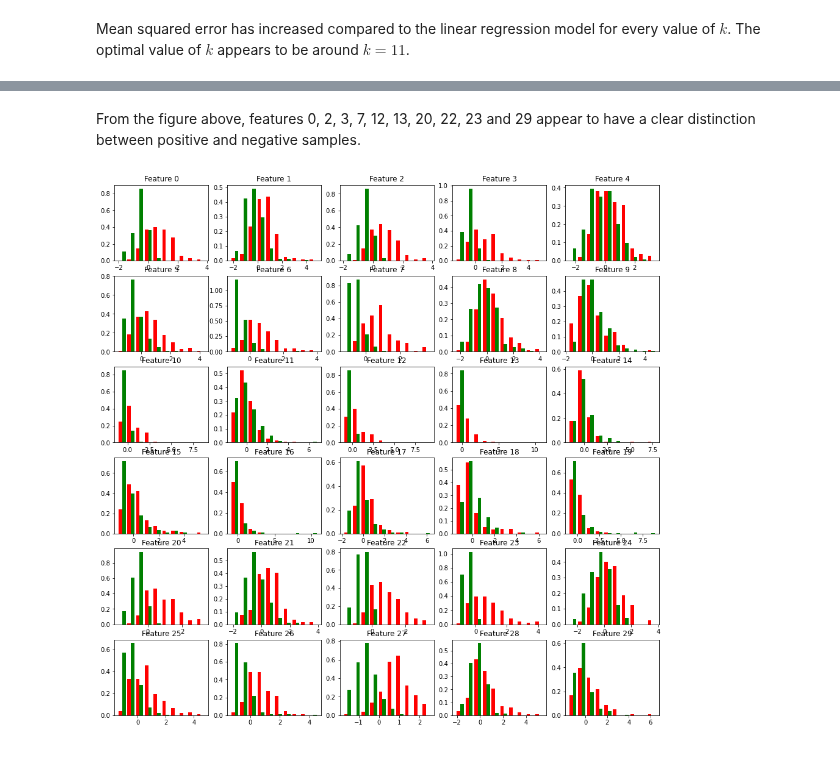
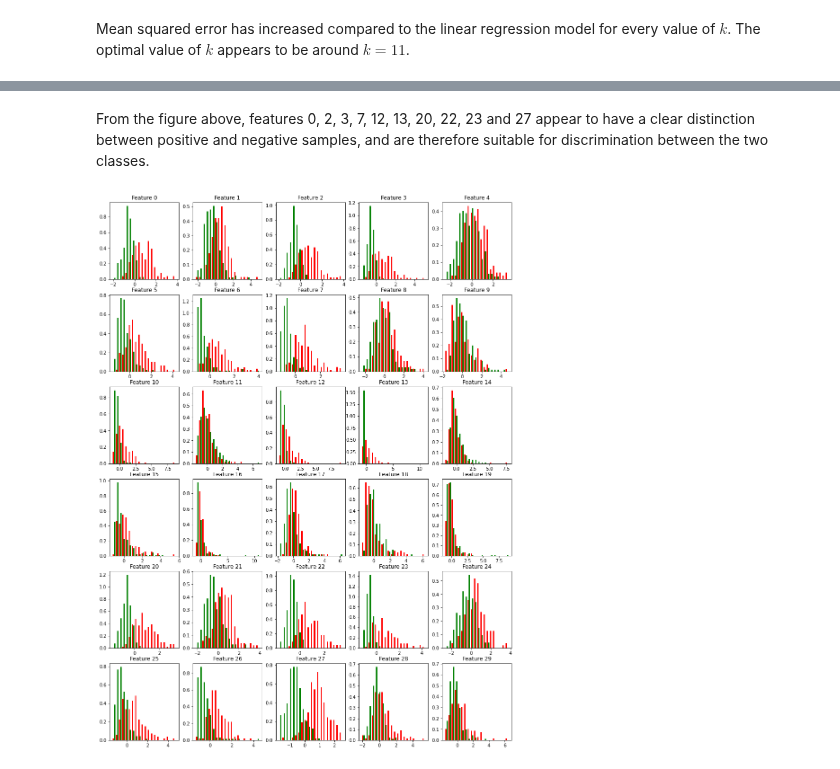
Before and after one commit to VincentV0/8dm50-machine-learning, a Jupyter notebook: practicals/week_1.ipynb, the cells around one changed output, grey strips where cells are left out. Drawn from its saved outputs; the diff is of its cells as text; code cells hidden in the pictures.

```diff
--- a/practicals/week_1.ipynb
+++ b/practicals/week_1.ipynb
@@ -344,4 +347,5 @@ for row in range(6):
         axs[row, column].plot(negs, 'r.')
         axs[row, column].plot(post, 'g.')
         axs[row, column].set_title(f"Feature {i}")
+        axs[row, column].set_xticklabels([])
 # %% [output]
@@ -349,15 +353,15 @@ for row in range(6):
 # %% [markdown]
-From the figure above, features 0, 2, 3, 7, 12, 13, 20, 22, 23 and 29 appear to have a clear distinction between positive and negative samples.
+From the figure above, features 0, 2, 3, 7, 12, 13, 20, 22, 23 and 27 appear to have a clear distinction between positive and negative samples, and are therefore suitable for discrimination between the two classes.
 # %%
 # Define subplots
-fig, axs = plt.subplots(6,5, figsize=(16,16))
+fig, axs = plt.subplots(6,5, figsize=(16,22))
 
 for row in range(6):
     for column in range(5):
         i = row*5+column
         negs = X_train[y_train.T[0]==0, i]
         post = X_train[y_train.T[0]==1, i]
-        axs[row, column].hist((negs, post), color=['red','green'], density=True)
+        axs[row, column].hist((negs, post), color=['red','green'], density=True, bins=20)
         axs[row, column].set_title(f"Feature {i}")
 # %% [output]
-[figure, old version]
+[figure, new version]
```
Also changed, not shown: parts of 7 cells of this notebook, 2 other files.
